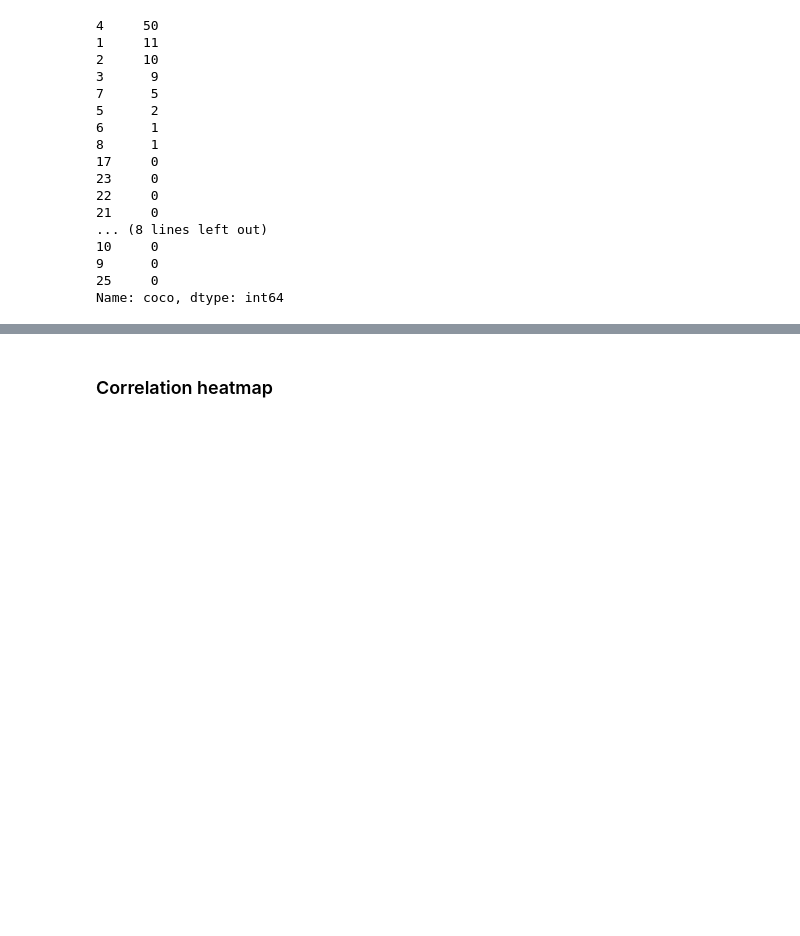
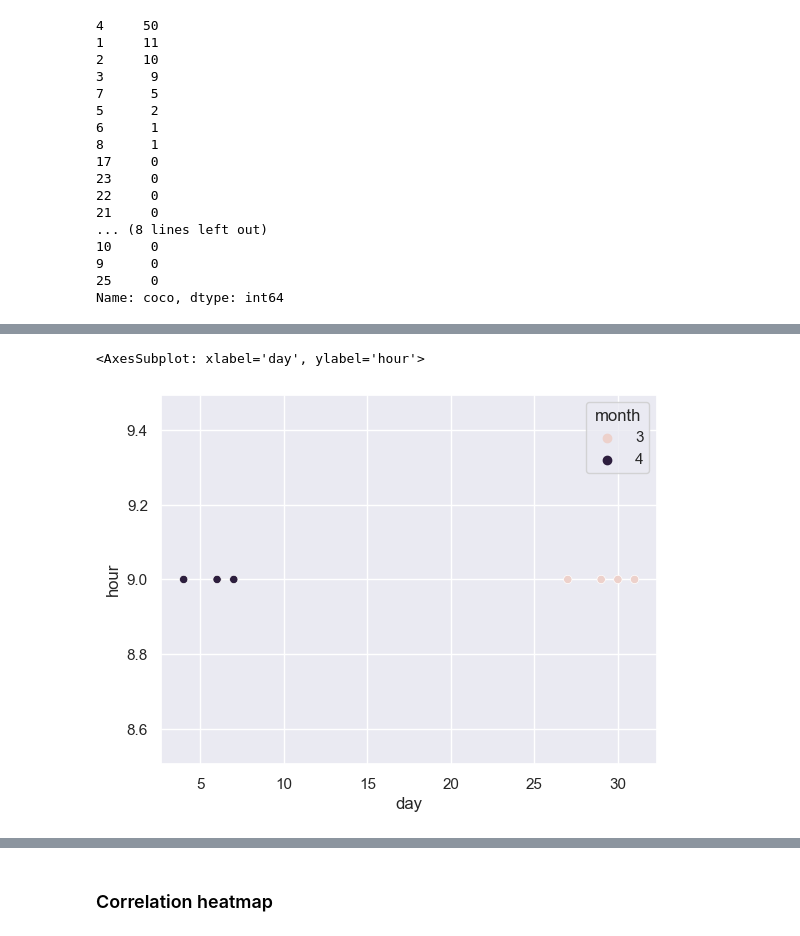
Before and after one commit to Kairixir/ml-tartu-electricity-prediciton, a Jupyter notebook: ML_Project.ipynb, the cells around one changed output, grey strips where cells are left out. Saved outputs shown, nothing was run; the diff lists cells and outputs as text; code cells hidden in the pictures; blank space fills up the shorter version.

```diff
--- a/ML_Project.ipynb
+++ b/ML_Project.ipynb
@@ -345,0 +385,5 @@ Name: coco, dtype: int64
+# %%
+sns.scatterplot(to_plot[to_plot["hour"] != 8], x="day", y="hour", hue="month")
+# %% [output]
+<AxesSubplot: xlabel='day', ylabel='hour'>
+[figure, added]
```
Also changed, not shown: parts of 24 cells of this notebook.
